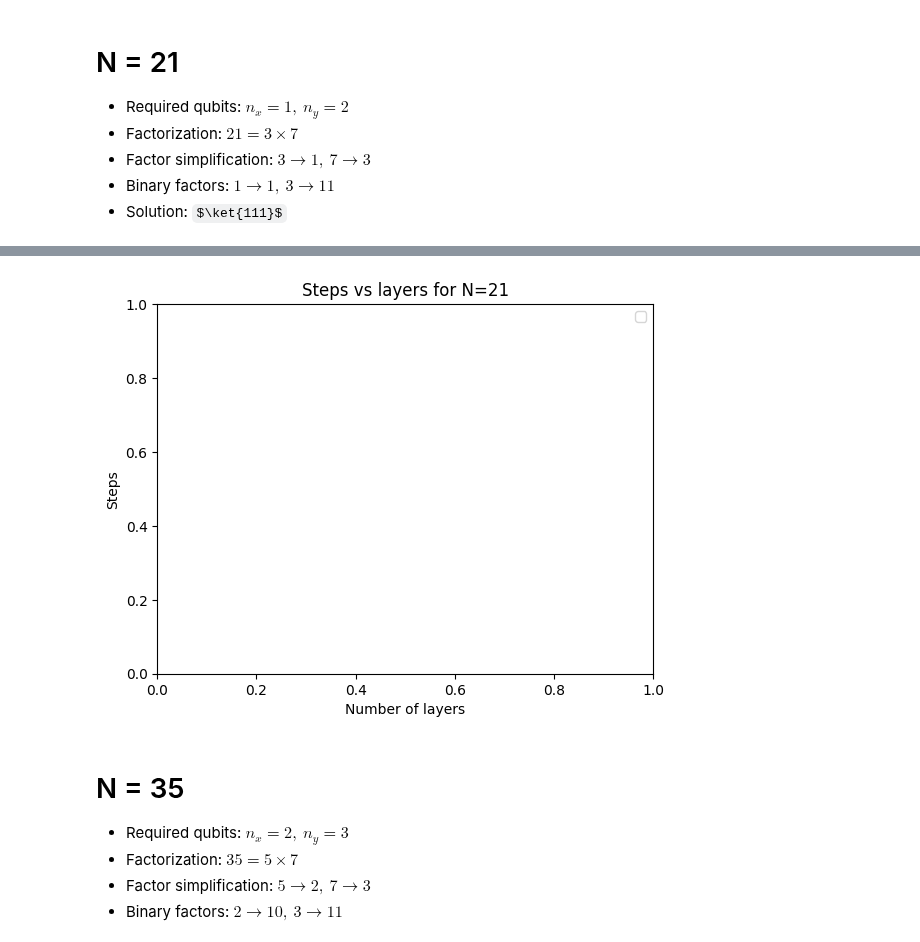
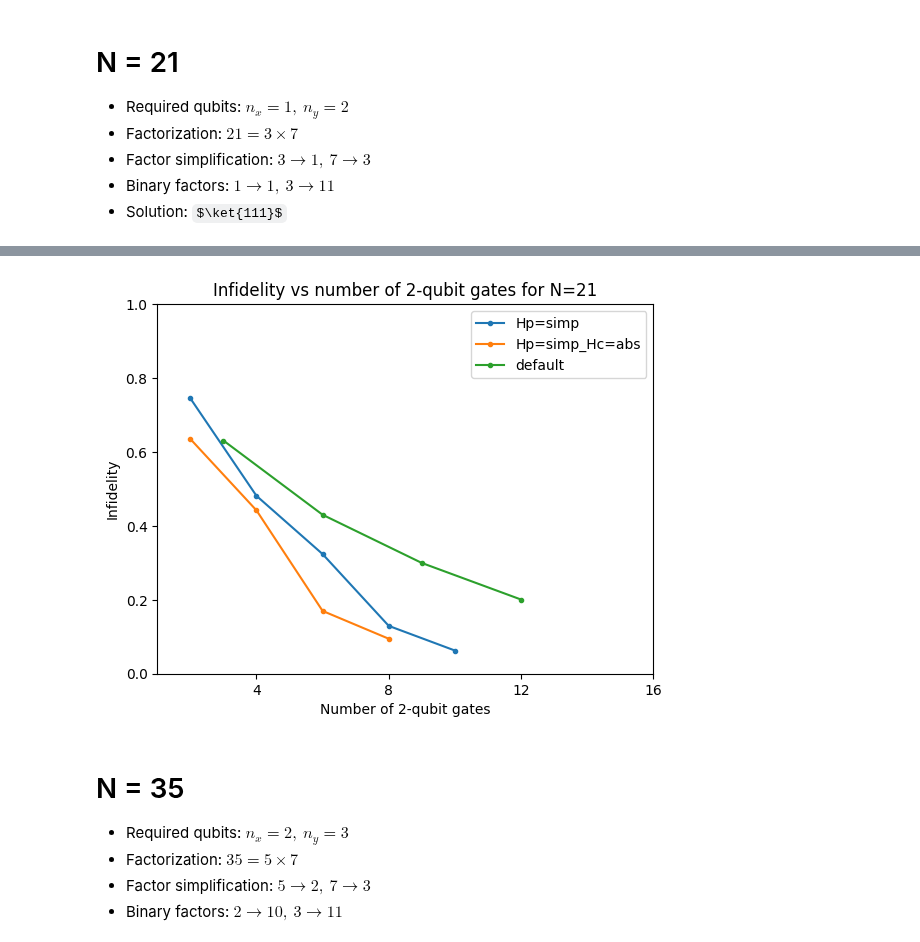
Before and after one commit to fpllcr/master-thesis, a Jupyter notebook: qaoa_factorization/notebooks/analysis.ipynb, the cells around one changed output, grey strips where cells are left out. Drawn from its saved outputs; the diff is of its cells as text; code cells hidden in the pictures; some formulas as TeX source.

```diff
--- a/qaoa_factorization/notebooks/analysis.ipynb
+++ b/qaoa_factorization/notebooks/analysis.ipynb
@@ -156,15 +144,17 @@ plt.legend(setups);
 # %%
 for setup in setups:
     df_s = df[df['setup']==setup]
-    plt.plot('layers', 'steps_mean', data=df_s, marker='.')
+    plt.plot('num_2qub_gates_max', 'infidelity_median', data=df_s, marker='.')
     plt.xticks(ticks=layers)
 
-plt.title(f'Steps vs layers for N={N}')
-plt.xlabel('Number of layers')
-plt.ylabel('Steps')
+plt.title(f'Infidelity vs number of 2-qubit gates for N={N}')
+plt.xlabel('Number of 2-qubit gates')
+plt.xticks([4,8,12,16])
+plt.ylabel('Infidelity')
+plt.ylim(0,1)
 plt.legend(setups);
 # %% [output]
-[figure, old version]
+[figure, new version]
 # %% [markdown]
 # N = 35
 
```
Also changed, not shown: parts of 6 cells of this notebook, 46 other files.
